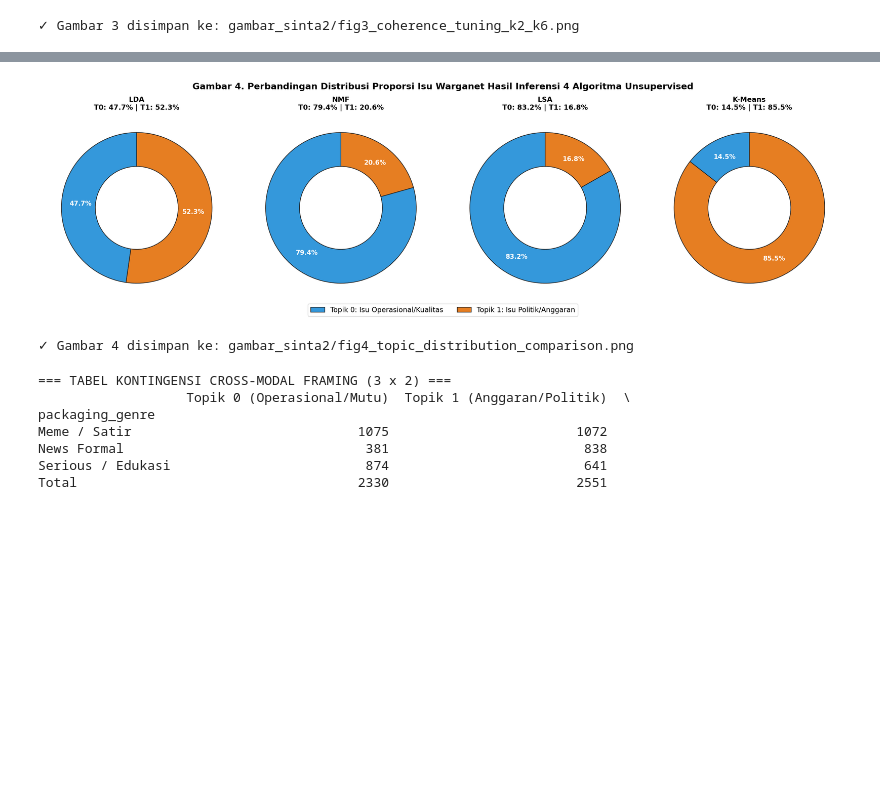
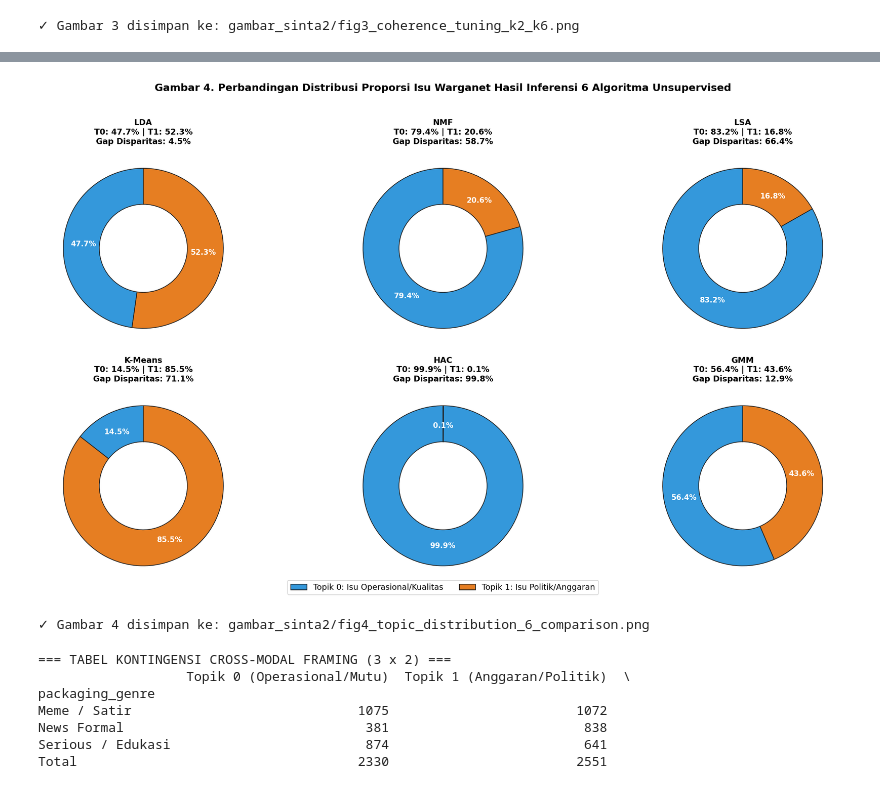
Before and after one commit to ImNotDanish05/2026_Data-Mining_TI-3A, a Jupyter notebook: Komparasi_4_Algoritma_NLP_Topic_Modeling_SINTA2.ipynb, the cells around one changed output, grey strips where cells are left out. Drawn from its saved outputs; the diff is of its cells as text; code cells hidden in the pictures; blank space fills up the shorter version.

```diff
--- a/Komparasi_4_Algoritma_NLP_Topic_Modeling_SINTA2.ipynb
+++ b/Komparasi_4_Algoritma_NLP_Topic_Modeling_SINTA2.ipynb
@@ -368,60 +541,59 @@ Menjalankan penalaan Topic Coherence K=[2..6] pada ke-4 algoritma...
 # %%
 # Inferensi Topik Dominan pada 5.207 Komentar dan Sebaran Proporsi (Figure 4)
-# 1. Inferensi LDA
+# 1-6. Inferensi LDA, NMF, LSA, K-Means, HAC & GMM
 lda_dominant = []
 for bow in corpus:
     topic_probs = lda_model.get_document_topics(bow)
-    if topic_probs:
-        dominant = max(topic_probs, key=lambda x: x[1])[0]
-    else:
-        dominant = 0
-    lda_dominant.append(dominant)
+    lda_dominant.append(max(topic_probs, key=lambda x: x[1])[0] if topic_probs else 0)
 
 df_comments['dominant_topic_lda'] = lda_dominant
-
-# 2. Inferensi NMF
 df_comments['dominant_topic_nmf'] = W_nmf.argmax(axis=1)
-
-# 3. Inferensi LSA
 df_comments['dominant_topic_lsa'] = W_lsa.argmax(axis=1)
-
-# 4. Inferensi K-Means
 df_comments['dominant_topic_kmeans'] = kmeans_labels
 
-# Visualisasi Proporsi Donut Chart Komparatif
-fig, axes = plt.subplots(1, 4, figsize=(18, 4.8))
+# 5-6. Inferensi HAC & GMM
+df_comments['dominant_topic_hac'] = hac_labels
+df_comments['dominant_topic_gmm'] = gmm_labels
+
+# Visualisasi Proporsi Donut Chart Komparatif 2x3 Grid (6 Algoritma)
+fig, axes = plt.subplots(2, 3, figsize=(18, 9.5))
+axes = axes.flatten()
 colors_pie = ['#3498DB', '#E67E22']
-labels = ['Topik 0: Isu Operasional/Kualitas', 'Topik 1: Isu Politik/Anggaran']
+labels_pie = ['Topik 0: Isu Operasional/Kualitas', 'Topik 1: Isu Politik/Anggaran']
+algo_6 = ['LDA', 'NMF', 'LSA', 'K-Means', 'HAC', 'GMM']
 
-for idx, algo in enumerate(['LDA', 'NMF', 'LSA', 'K-Means']):
+for idx, algo in enumerate(algo_6):
     col_name = f'dominant_topic_{algo.lower().replace("-", "")}'
     counts = df_comments[col_name].value_counts().sort_index()
-    # Pastikan kedua kelas ada
+
     pct_t0 = (counts.get(0, 0) / len(df_comments)) * 100
     pct_t1 = (counts.get(1, 0) / len(df_comments)) * 100
+    disparity_gap = abs(pct_t0 - pct_t1)
 
     wedges, texts, autotexts = axes[idx].pie(
         [pct_t0, pct_t1],
         colors=colors_pie,
         autopct='%1.1f%%',
         startangle=90,
         pctdistance=0.75,
         wedgeprops=dict(width=0.45, edgecolor='#222222')
     )
     for at in autotexts:
         at.set_color('white')
         at.set_fontweight('bold')
-    axes[idx].set_title(f"{algo}\nT0: {pct_t0:.1f}% | T1: {pct_t1:.1f}%", fontsize=11, fontweight='bold')
+        at.set_fontsize(10)
 
-fig.legend(labels, loc='lower center', ncol=2, frameon=True, fontsize=11, bbox_to_anchor=(0.5, -0.05))
-plt.suptitle('Gambar 4. Perbandingan Distribusi Proporsi Isu Warganet Hasil Inferensi 4 Algoritma Unsupervised', fontsize=14, fontweight='bold', y=1.03)
+    axes[idx].set_title(f"{algo}\nT0: {pct_t0:.1f}% | T1: {pct_t1:.1f}%\nGap Disparitas: {disparity_gap:.1f}%", fontsize=11, fontweight='bold')
+
+fig.legend(labels_pie, loc='lower center', ncol=2, frameon=True, fontsize=11, bbox_to_anchor=(0.5, -0.01))
+plt.suptitle('Gambar 4. Perbandingan Distribusi Proporsi Isu Warganet Hasil Inferensi 6 Algoritma Unsupervised', fontsize=14, fontweight='bold', y=1.02)
 plt.tight_layout()
-plt.savefig('gambar_sinta2/fig4_topic_distribution_comparison.png', dpi=300, bbox_inches='tight')
+plt.savefig('gambar_sinta2/fig4_topic_distribution_6_comparison.png', dpi=300, bbox_inches='tight')
 plt.show()
-print("✓ Gambar 4 disimpan ke: gambar_sinta2/fig4_topic_distribution_comparison.png")
+print("✓ Gambar 4 disimpan ke: gambar_sinta2/fig4_topic_distribution_6_comparison.png")
 # %% [output]
-[figure, old version]
+[figure, new version]
-✓ Gambar 4 disimpan ke: gambar_sinta2/fig4_topic_distribution_comparison.png
+✓ Gambar 4 disimpan ke: gambar_sinta2/fig4_topic_distribution_6_comparison.png
 # %%
 # ELEVATED SINTA 2: Analisis Lintas-Modal (Cross-Modal Media Framing) & Uji Chi-Square (Figure 5)
 # Merge komentar dengan tipe kemasan video (tipe_video)
```
Also changed, not shown: parts of 6 cells of this notebook.
